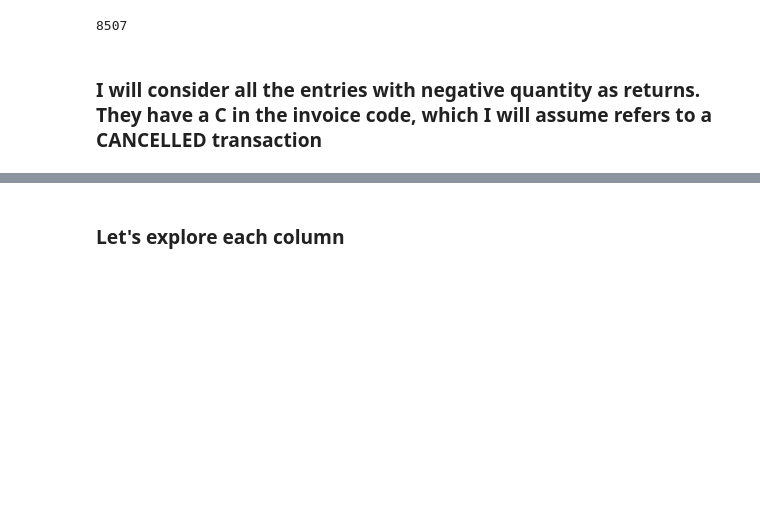
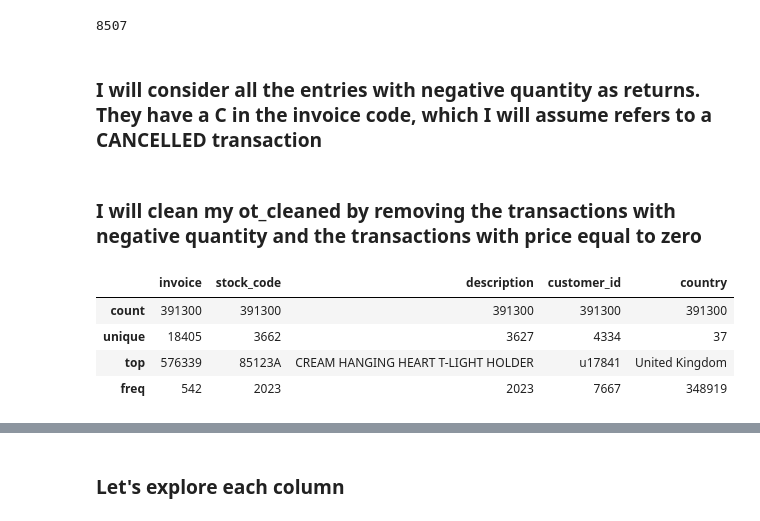
Before and after one commit to adriannaluz/data-analysis_portfolio, a Jupyter notebook: customer_segmentation/notebooks/data_exploration.ipynb, the cells around one changed output, grey strips where cells are left out. Cells and saved outputs as stored; diff of their text form; code cells hidden in the pictures; blank space fills up the shorter version.

```diff
--- a/customer_segmentation/notebooks/data_exploration.ipynb
+++ b/customer_segmentation/notebooks/data_exploration.ipynb
@@ -86,4 +126,6 @@ ot_cleaned['invoice'][ot_cleaned.quantity < 0].str.startswith('C').sum()
 ### I will consider all the entries with negative quantity as returns. They have a C in the invoice code, which I will assume refers to a CANCELLED transaction
 # %%
 ot_cancelled = ot_cleaned[ot_cleaned.invoice.str.startswith('C')]
+# %% [markdown]
+### I will clean my ot_cleaned by removing the transactions with negative quantity and the transactions with price equal to zero
 # %%
@@ -90,0 +137,8 @@ ot_cleaned.drop(ot_cancelled.index, axis=0, inplace=True)
+# %%
+ot_cleaned.describe(include=object)
+# %% [output]
+|  | invoice | stock_code | description | customer_id | country |
+| count | 391300 | 391300 | 391300 | 391300 | 391300 |
+| unique | 18405 | 3662 | 3627 | 4334 | 37 |
+| top | 576339 | 85123A | CREAM HANGING HEART T-LIGHT HOLDER | u17841 | United Kingdom |
+| freq | 542 | 2023 | 2023 | 7667 | 348919 |
```
Also changed, not shown: parts of 38 cells of this notebook.
